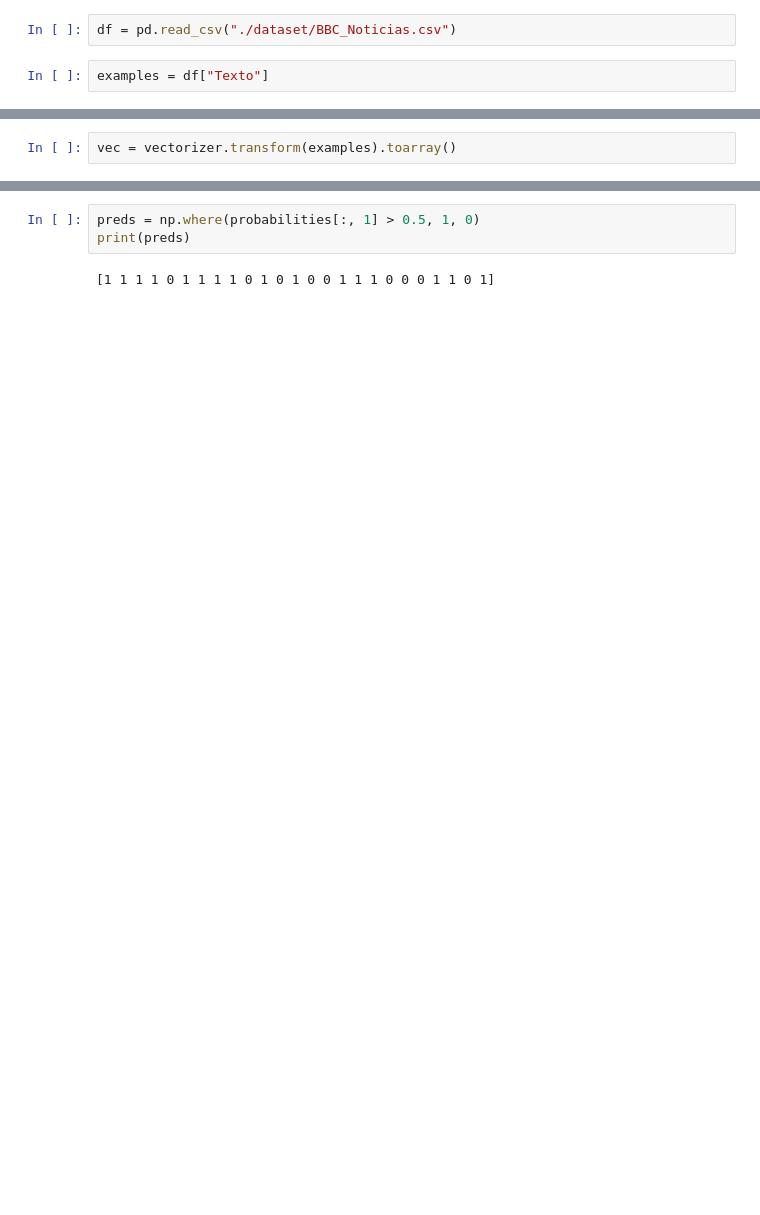
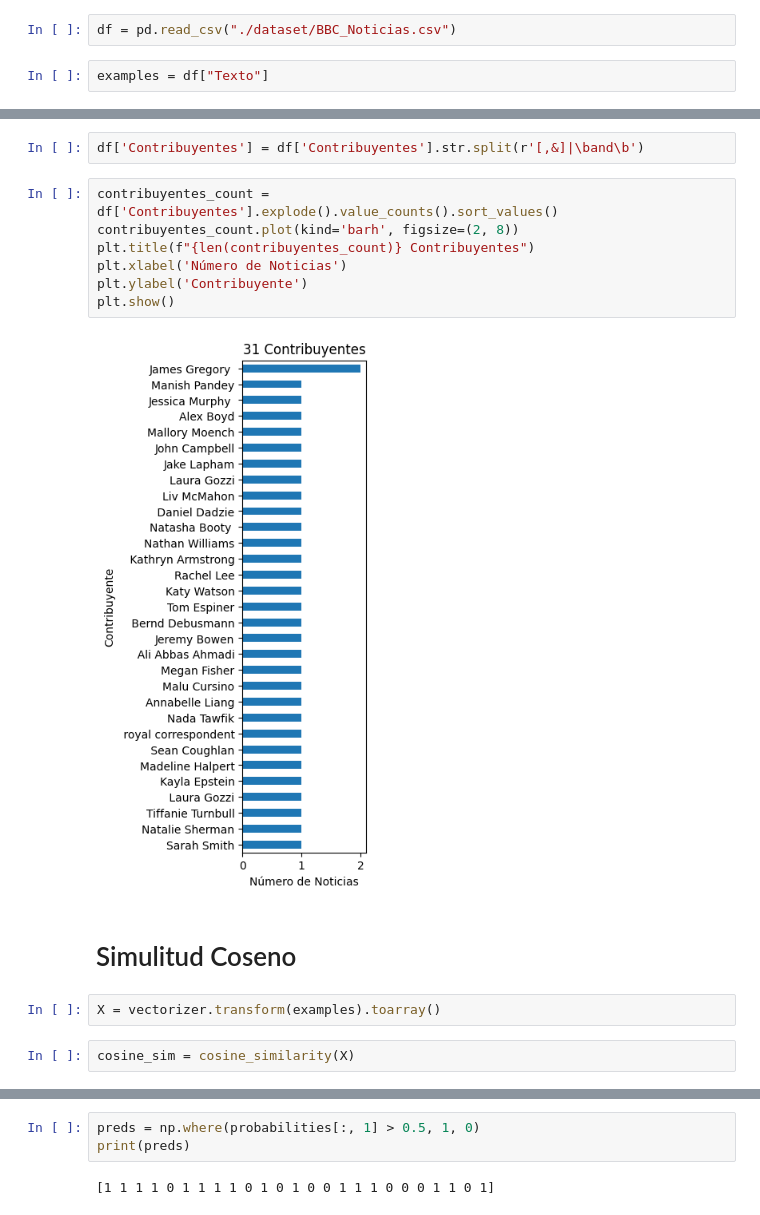
Before and after one commit to jzarcoo/FakeNewsDetection, a Jupyter notebook: Reloaded_SVC.ipynb, the cells around one changed output, grey strips where cells are left out. Cells and saved outputs as stored; diff of their text form; blank space fills up the shorter version.

```diff
--- a/Reloaded_SVC.ipynb
+++ b/Reloaded_SVC.ipynb
@@ -15,2 +95,17 @@ examples = df["Texto"]
+# %%
+df['Contribuyentes'] = df['Contribuyentes'].str.split(r'[,&]|\band\b')
+# %%
+contribuyentes_count = df['Contribuyentes'].explode().value_counts().sort_values()
+contribuyentes_count.plot(kind='barh', figsize=(2, 8))
+plt.title(f"{len(contribuyentes_count)} Contribuyentes")
+plt.xlabel('Número de Noticias')
+plt.ylabel('Contribuyente')
+plt.show()
+# %% [output]
+[figure, added]
+# %% [markdown]
+# Simulitud Coseno
 # %%
-vec = vectorizer.transform(examples).toarray()
+X = vectorizer.transform(examples).toarray()
+# %%
+cosine_sim = cosine_similarity(X)
```
Also changed, not shown: parts of 33 cells of this notebook.
